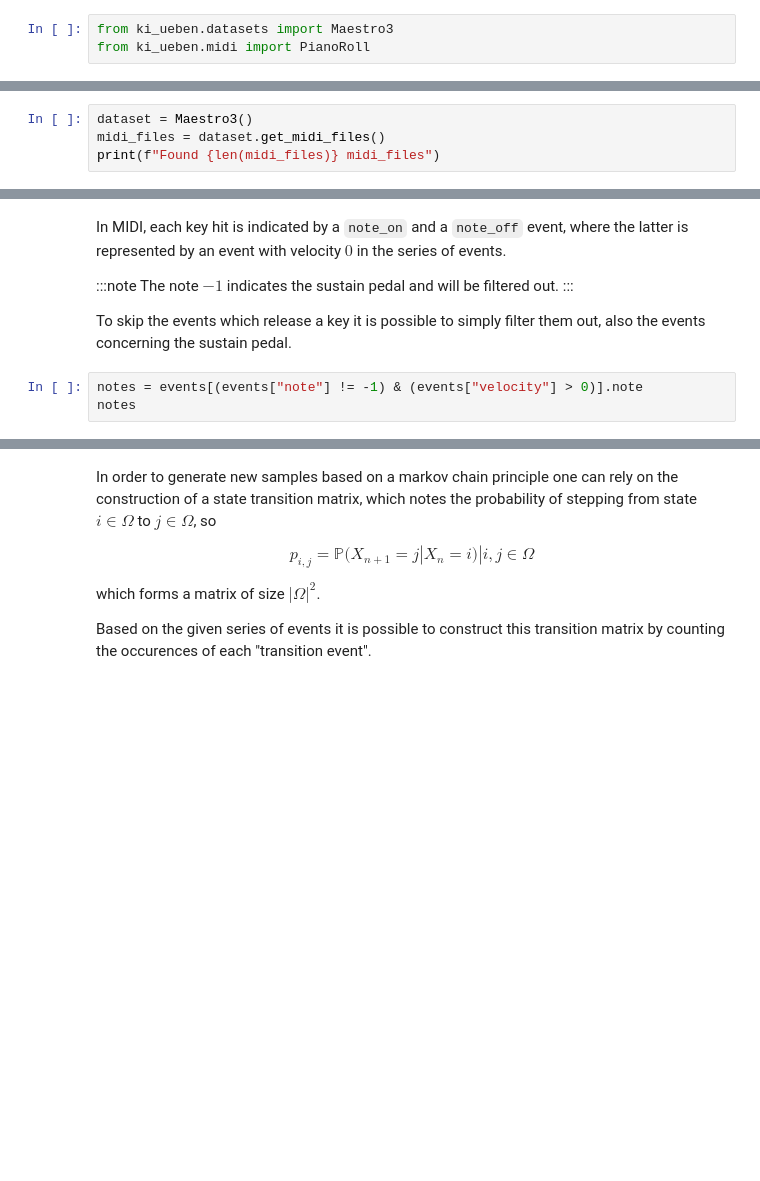
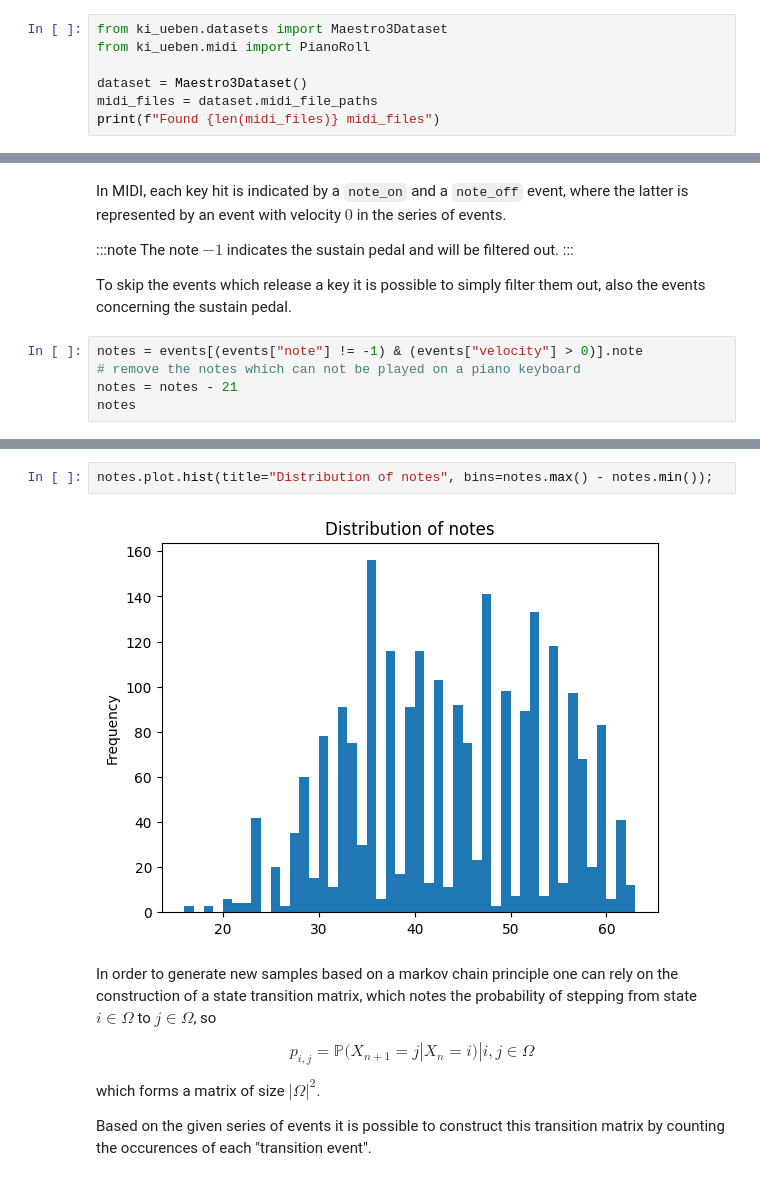
Before and after one commit to capital-G/ki-ueben-klavier-trainieren, a Jupyter notebook: book/chapters/05_markov.ipynb, the cells around one changed output, grey strips where cells are left out. Drawn from its saved outputs; the diff is of its cells as text; blank space fills up the shorter version.

```diff
--- a/book/chapters/05_markov.ipynb
+++ b/book/chapters/05_markov.ipynb
@@ -34,3 +34,7 @@ One of the most obvious things to model is the succession of played notes on the
 # %%
-from ki_ueben.datasets import Maestro3
+from ki_ueben.datasets import Maestro3Dataset
 from ki_ueben.midi import PianoRoll
+
+dataset = Maestro3Dataset()
+midi_files = dataset.midi_file_paths
+print(f"Found {len(midi_files)} midi_files")
@@ -37,4 +42,0 @@ from ki_ueben.midi import PianoRoll
-# %%
-dataset = Maestro3()
-midi_files = dataset.get_midi_files()
-print(f"Found {len(midi_files)} midi_files")
@@ -70,5 +70,7 @@ The note $-1$ indicates the sustain pedal and will be filtered out.
 To skip the events which release a key it is possible to simply filter them out, also the events concerning the sustain pedal.
 # %%
 notes = events[(events["note"] != -1) & (events["velocity"] > 0)].note
+# remove the notes which can not be played on a piano keyboard
+notes = notes - 21
 notes
 # %% [output]
@@ -87,3 +101,7 @@ Name: note, Length: 2235, dtype: int64
+# %%
+notes.plot.hist(title="Distribution of notes", bins=notes.max() - notes.min());
+# %% [output]
+[figure, added]
 # %% [markdown]
 In order to generate new samples based on a markov chain principle one can rely on the construction of a state transition matrix, which notes the probability of stepping from state $i \in \Omega$ to $j \in \Omega$, so
 
```
Also changed, not shown: parts of 83 cells of this notebook.
